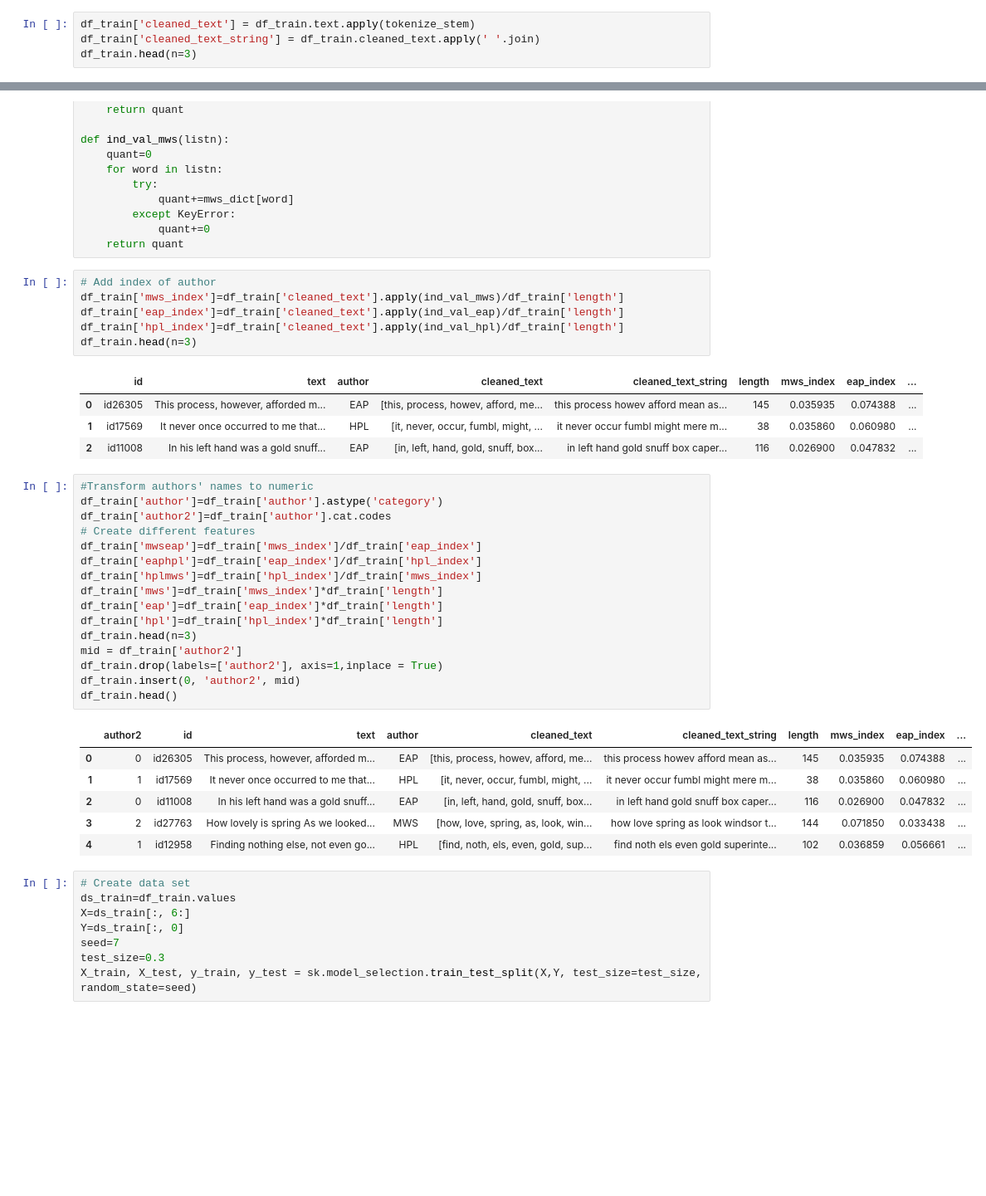
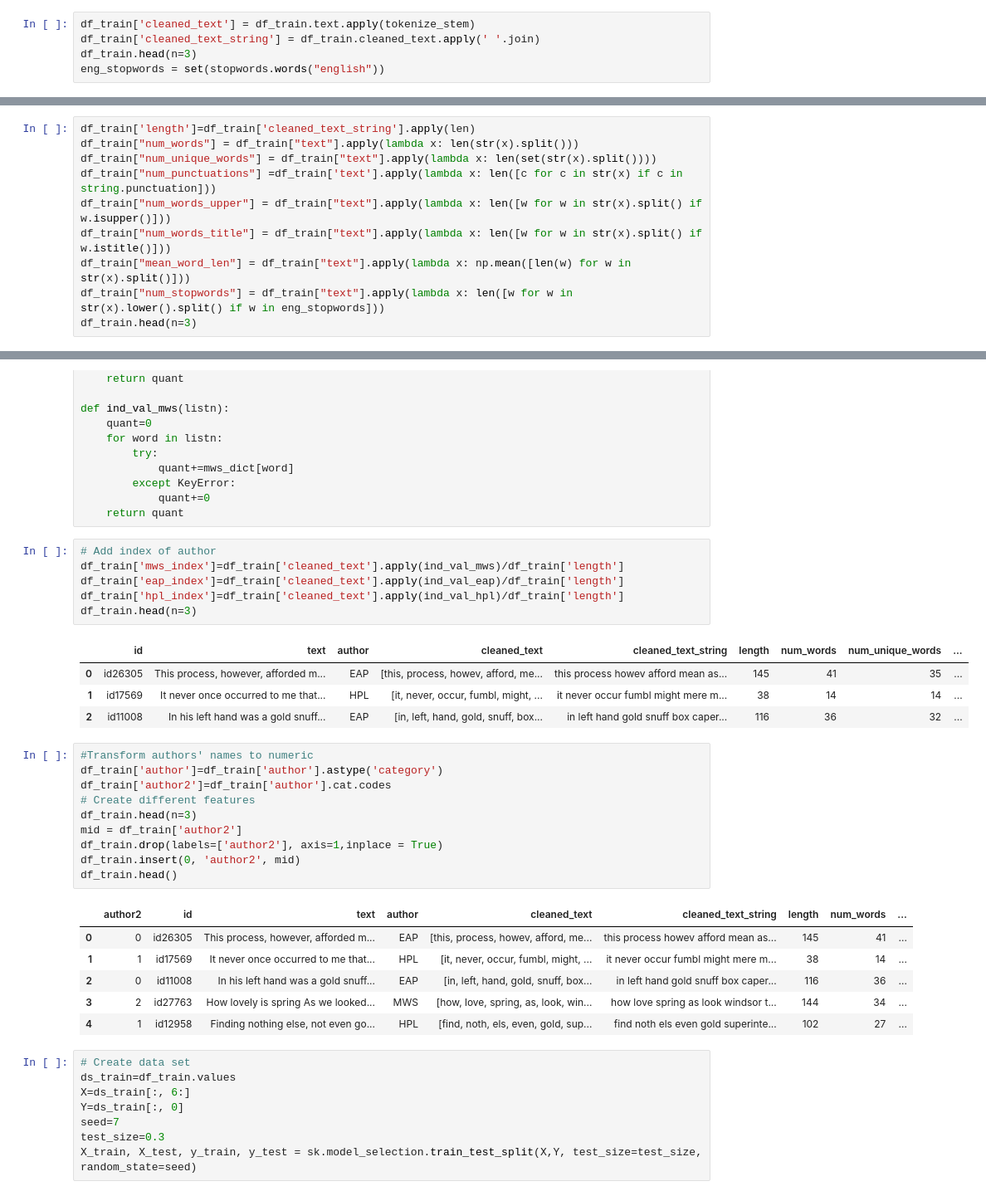
Before and after one commit to AntonKorobkov/kaggle-spooky, a Jupyter notebook: src/main.ipynb, the cells around one changed output, grey strips where cells are left out. Shown at 83% size. Saved outputs shown, nothing was run; the diff lists cells and outputs as text; blank space fills up the shorter version.

```diff
--- a/src/main.ipynb
+++ b/src/main.ipynb
@@ -52,3 +52,4 @@ def tokenize_stem(file_text):
 df_train['cleaned_text'] = df_train.text.apply(tokenize_stem)
 df_train['cleaned_text_string'] = df_train.cleaned_text.apply(' '.join)
 df_train.head(n=3)
+eng_stopwords = set(stopwords.words("english"))
@@ -67,0 +56,10 @@ df_train.head(n=3)
+# %%
+df_train['length']=df_train['cleaned_text_string'].apply(len)
+df_train["num_words"] = df_train["text"].apply(lambda x: len(str(x).split()))
+df_train["num_unique_words"] = df_train["text"].apply(lambda x: len(set(str(x).split())))
+df_train["num_punctuations"] =df_train['text'].apply(lambda x: len([c for c in str(x) if c in string.punctuation]))
+df_train["num_words_upper"] = df_train["text"].apply(lambda x: len([w for w in str(x).split() if w.isupper()]))
+df_train["num_words_title"] = df_train["text"].apply(lambda x: len([w for w in str(x).split() if w.istitle()]))
+df_train["mean_word_len"] = df_train["text"].apply(lambda x: np.mean([len(w) for w in str(x).split()]))
+df_train["num_stopwords"] = df_train["text"].apply(lambda x: len([w for w in str(x).lower().split() if w in eng_stopwords]))
+df_train.head(n=3)
@@ -296,33 +299,27 @@ df_train['eap_index']=df_train['cleaned_text'].apply(ind_val_eap)/df_train['leng
 df_train['hpl_index']=df_train['cleaned_text'].apply(ind_val_hpl)/df_train['length']
 df_train.head(n=3)
 # %% [output]
-|  | id | text | author | cleaned_text | cleaned_text_string | length | mws_index | eap_index | ... |
-| 0 | id26305 | This process, however, afforded m... | EAP | [this, process, howev, afford, me... | this process howev afford mean as... | 145 | 0.035935 | 0.074388 | ... |
-| 1 | id17569 | It never once occurred to me that... | HPL | [it, never, occur, fumbl, might, ... | it never occur fumbl might mere m... | 38 | 0.035860 | 0.060980 | ... |
-| 2 | id11008 | In his left hand was a gold snuff... | EAP | [in, left, hand, gold, snuff, box... | in left hand gold snuff box caper... | 116 | 0.026900 | 0.047832 | ... |
+|  | id | text | author | cleaned_text | cleaned_text_string | length | num_words | num_unique_words | ... |
+| 0 | id26305 | This process, however, afforded m... | EAP | [this, process, howev, afford, me... | this process howev afford mean as... | 145 | 41 | 35 | ... |
+| 1 | id17569 | It never once occurred to me that... | HPL | [it, never, occur, fumbl, might, ... | it never occur fumbl might mere m... | 38 | 14 | 14 | ... |
+| 2 | id11008 | In his left hand was a gold snuff... | EAP | [in, left, hand, gold, snuff, box... | in left hand gold snuff box caper... | 116 | 36 | 32 | ... |
 # %%
 #Transform authors' names to numeric
 df_train['author']=df_train['author'].astype('category')
 df_train['author2']=df_train['author'].cat.codes
 # Create different features
-df_train['mwseap']=df_train['mws_index']/df_train['eap_index']
-df_train['eaphpl']=df_train['eap_index']/df_train['hpl_index']
-df_train['hplmws']=df_train['hpl_index']/df_train['mws_index']
-df_train['mws']=df_train['mws_index']*df_train['length']
-df_train['eap']=df_train['eap_index']*df_train['length']
-df_train['hpl']=df_train['hpl_index']*df_train['length']
 df_train.head(n=3)
 mid = df_train['author2']
 df_train.drop(labels=['author2'], axis=1,inplace = True)
 df_train.insert(0, 'author2', mid)
 df_train.head()
 # %% [output]
-|  | author2 | id | text | author | cleaned_text | cleaned_text_string | length | mws_index | eap_index | ... |
-| 0 | 0 | id26305 | This process, however, afforded m... | EAP | [this, process, howev, afford, me... | this process howev afford mean as... | 145 | 0.035935 | 0.074388 | ... |
-| 1 | 1 | id17569 | It never once occurred to me that... | HPL | [it, never, occur, fumbl, might, ... | it never occur fumbl might mere m... | 38 | 0.035860 | 0.060980 | ... |
-| 2 | 0 | id11008 | In his left hand was a gold snuff... | EAP | [in, left, hand, gold, snuff, box... | in left hand gold snuff box caper... | 116 | 0.026900 | 0.047832 | ... |
-| 3 | 2 | id27763 | How lovely is spring As we looked... | MWS | [how, love, spring, as, look, win... | how love spring as look windsor t... | 144 | 0.071850 | 0.033438 | ... |
-| 4 | 1 | id12958 | Finding nothing else, not even go... | HPL | [find, noth, els, even, gold, sup... | find noth els even gold superinte... | 102 | 0.036859 | 0.056661 | ... |
+|  | author2 | id | text | author | cleaned_text | cleaned_text_string | length | num_words | ... |
+| 0 | 0 | id26305 | This process, however, afforded m... | EAP | [this, process, howev, afford, me... | this process howev afford mean as... | 145 | 41 | ... |
+| 1 | 1 | id17569 | It never once occurred to me that... | HPL | [it, never, occur, fumbl, might, ... | it never occur fumbl might mere m... | 38 | 14 | ... |
+| 2 | 0 | id11008 | In his left hand was a gold snuff... | EAP | [in, left, hand, gold, snuff, box... | in left hand gold snuff box caper... | 116 | 36 | ... |
+| 3 | 2 | id27763 | How lovely is spring As we looked... | MWS | [how, love, spring, as, look, win... | how love spring as look windsor t... | 144 | 34 | ... |
+| 4 | 1 | id12958 | Finding nothing else, not even go... | HPL | [find, noth, els, even, gold, sup... | find noth els even gold superinte... | 102 | 27 | ... |
 # %%
 # Create data set
 ds_train=df_train.values
```
Also changed, not shown: parts of 17 cells of this notebook.
